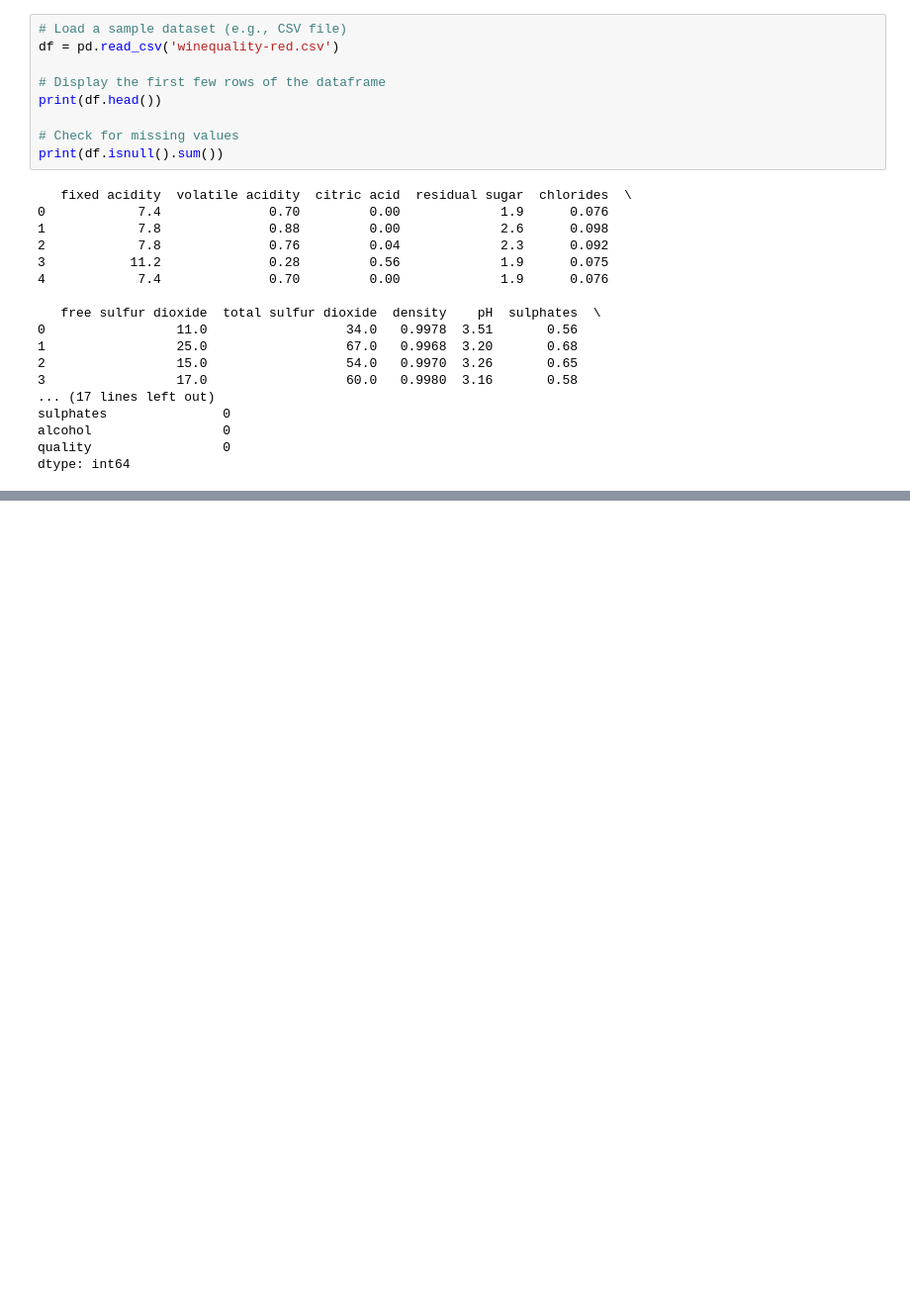
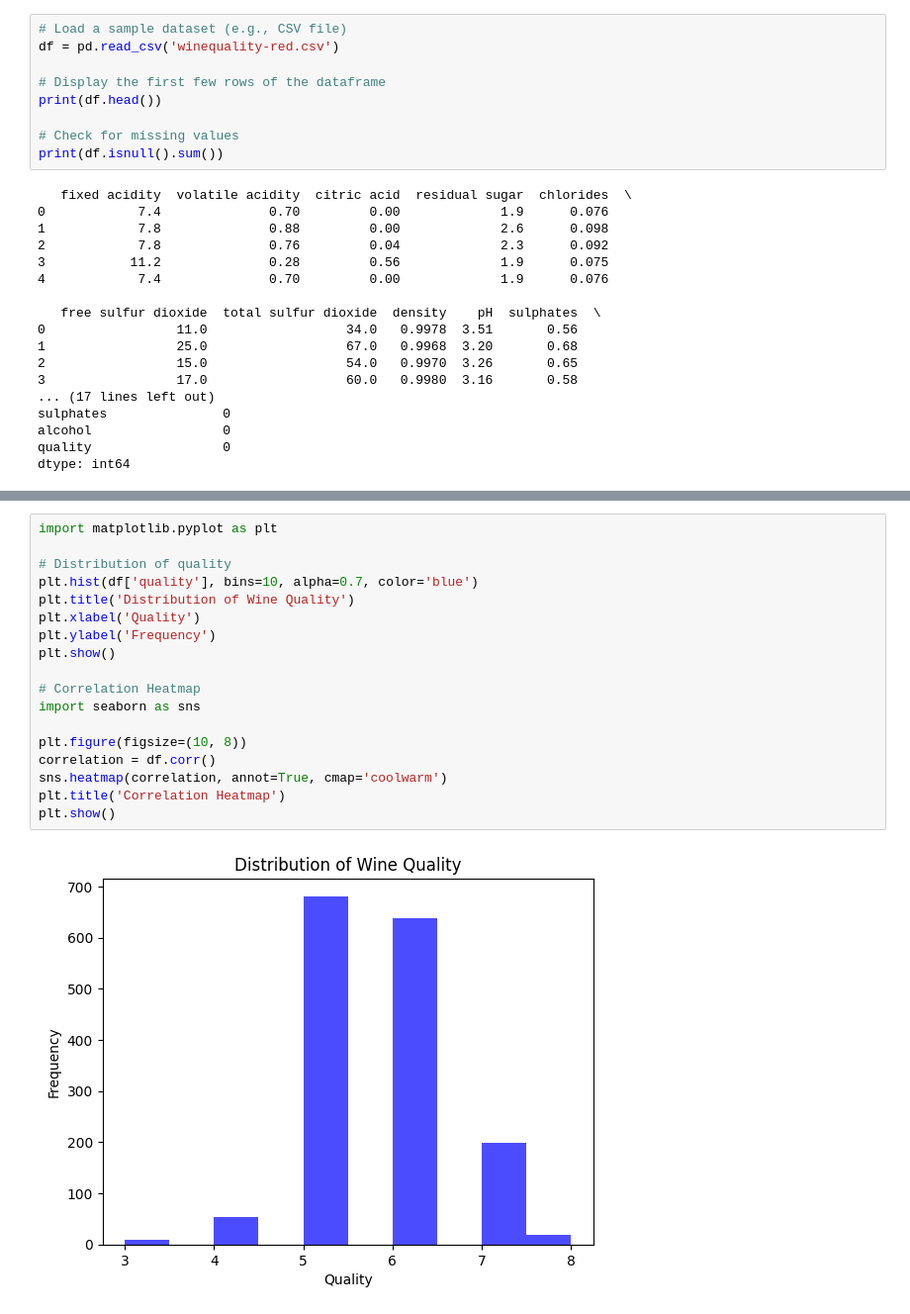
Before and after one commit to Harshvardhan-Moundekar/Machine_Learning, a Jupyter notebook: Machine_Learning_P1_.ipynb, the cells around one changed output, grey strips where cells are left out. Shown: that part at 99% size. Cells and saved outputs as stored; diff of their text form; blank space fills up the shorter version.

```diff
--- a/Machine_Learning_P1_.ipynb
+++ b/Machine_Learning_P1_.ipynb
@@ -36,0 +55,20 @@ dtype: int64
+# %%
+import matplotlib.pyplot as plt
+
+# Distribution of quality
+plt.hist(df['quality'], bins=10, alpha=0.7, color='blue')
+plt.title('Distribution of Wine Quality')
+plt.xlabel('Quality')
+plt.ylabel('Frequency')
+plt.show()
+
+# Correlation Heatmap
+import seaborn as sns
+
+plt.figure(figsize=(10, 8))
+correlation = df.corr()
+sns.heatmap(correlation, annot=True, cmap='coolwarm')
+plt.title('Correlation Heatmap')
+plt.show()
+# %% [output]
+[figure, added]
```
Also changed, not shown: parts of 6 cells of this notebook.
